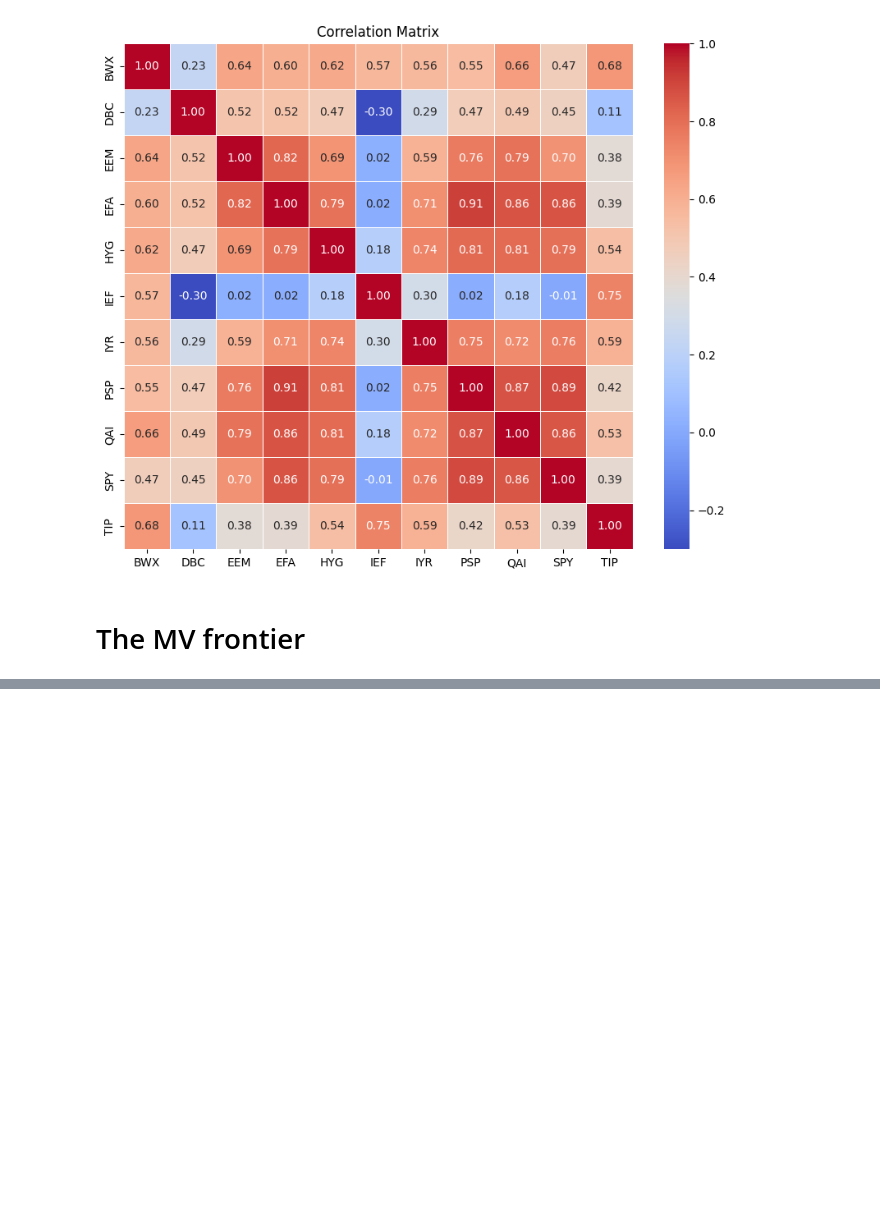
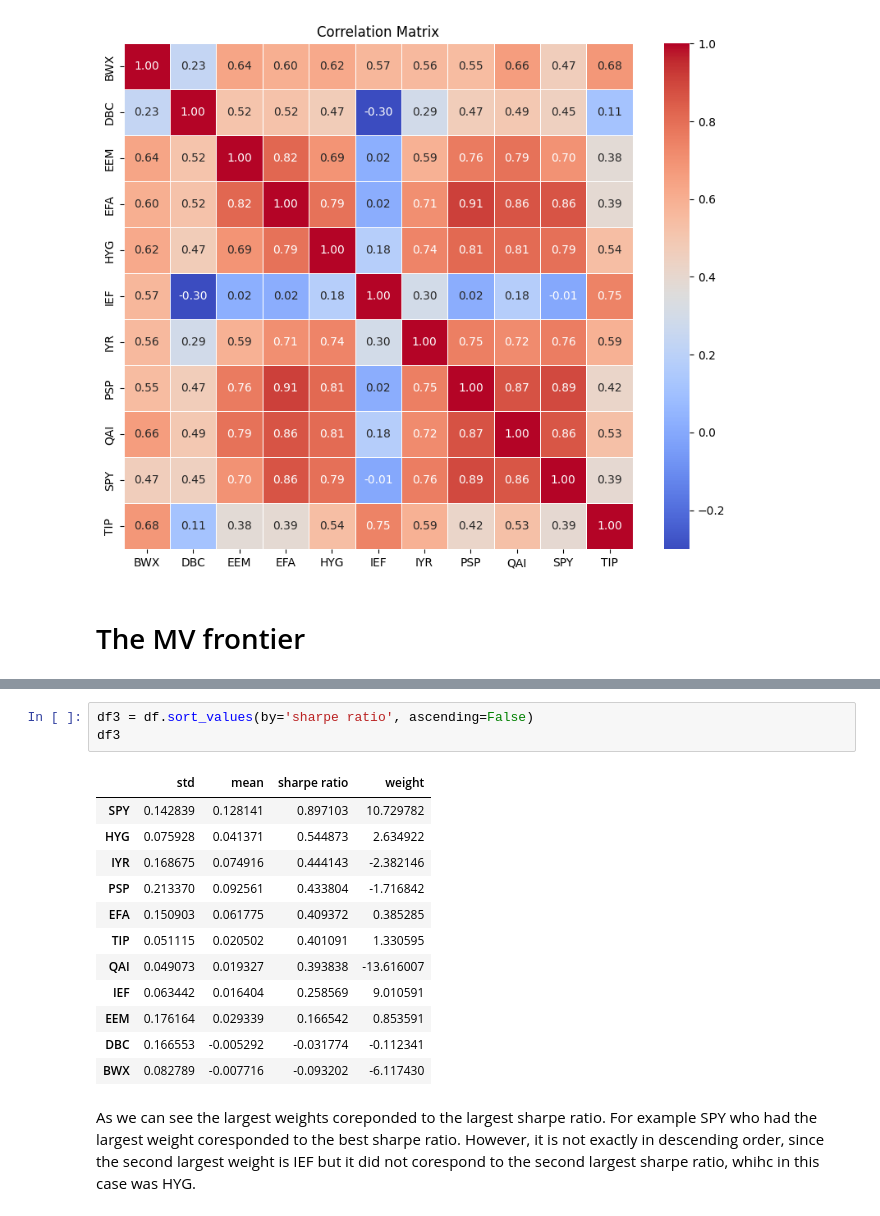
Before and after one commit to mmiah00/FINM-36700-HW-1, a Jupyter notebook: HW1.ipynb, the cells around one changed output, grey strips where cells are left out. Saved outputs shown, nothing was run; the diff lists cells and outputs as text; blank space fills up the shorter version.

```diff
--- a/HW1.ipynb
+++ b/HW1.ipynb
@@ -116,0 +167,18 @@ dtype: object
+# %%
+df3 = df.sort_values(by='sharpe ratio', ascending=False)
+df3
+# %% [output]
+|  | std | mean | sharpe ratio | weight |
+| SPY | 0.142839 | 0.128141 | 0.897103 | 10.729782 |
+| HYG | 0.075928 | 0.041371 | 0.544873 | 2.634922 |
+| IYR | 0.168675 | 0.074916 | 0.444143 | -2.382146 |
+| PSP | 0.213370 | 0.092561 | 0.433804 | -1.716842 |
+| EFA | 0.150903 | 0.061775 | 0.409372 | 0.385285 |
+| TIP | 0.051115 | 0.020502 | 0.401091 | 1.330595 |
+| QAI | 0.049073 | 0.019327 | 0.393838 | -13.616007 |
+| IEF | 0.063442 | 0.016404 | 0.258569 | 9.010591 |
+| EEM | 0.176164 | 0.029339 | 0.166542 | 0.853591 |
+| DBC | 0.166553 | -0.005292 | -0.031774 | -0.112341 |
+| BWX | 0.082789 | -0.007716 | -0.093202 | -6.117430 |
+# %% [markdown]
+As we can see the largest weights coreponded to the largest sharpe ratio. For example SPY who had the largest weight coresponded to the best sharpe ratio. However, it is not exactly in descending order, since the second largest weight is IEF but it did not corespond to the second largest sharpe ratio, whihc in this case was HYG.
```
Also changed, not shown: parts of 10 cells of this notebook.
